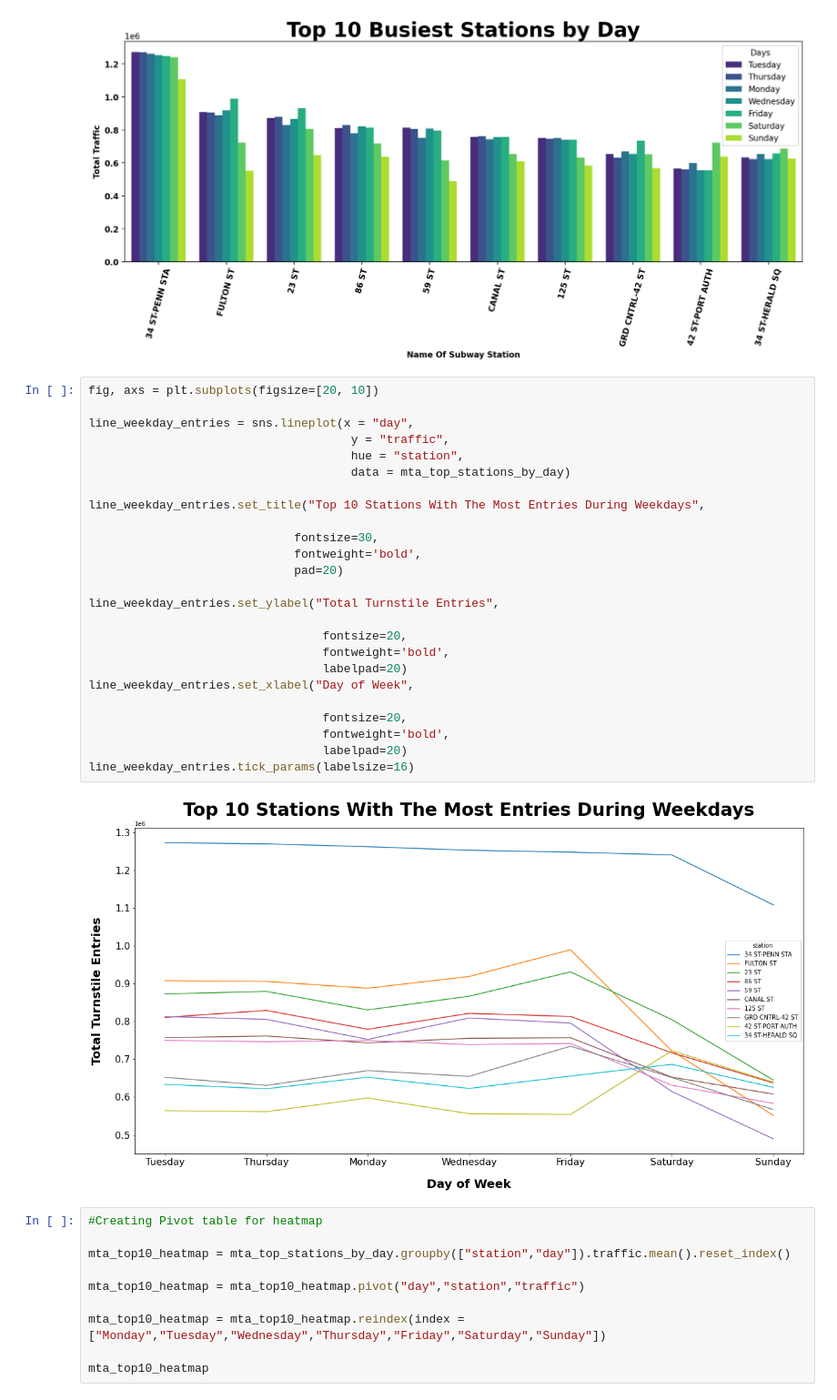
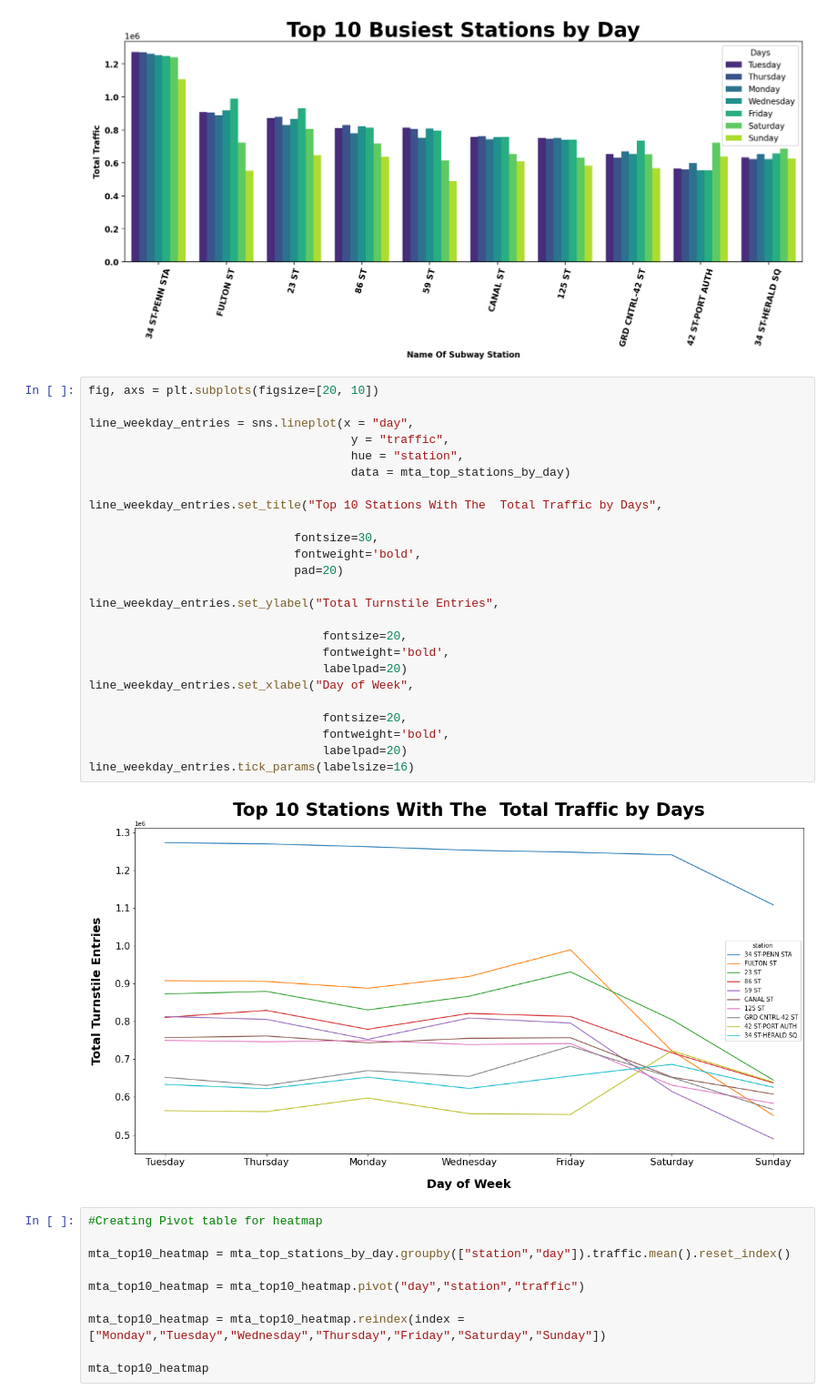
Before and after one commit to KubraErensoy/MtaTurnstileData, a Jupyter notebook: mta_yazayı.ipynb, the cells around one changed output. Shown at 91% size. Cells and saved outputs as stored; diff of their text form.

```diff
--- a/mta_yazayı.ipynb
+++ b/mta_yazayı.ipynb
@@ -544,30 +564,30 @@ plt.show()
 # %%
 fig, axs = plt.subplots(figsize=[20, 10])
 
 line_weekday_entries = sns.lineplot(x = "day",
                                      y = "traffic",
                                      hue = "station",
                                      data = mta_top_stations_by_day)
 
-line_weekday_entries.set_title("Top 10 Stations With The Most Entries During Weekdays",
+line_weekday_entries.set_title("Top 10 Stations With The  Total Traffic by Days",
 
                              fontsize=30,
                              fontweight='bold',
                              pad=20)
 
 line_weekday_entries.set_ylabel("Total Turnstile Entries",
 
                                  fontsize=20,
                                  fontweight='bold',
                                  labelpad=20)
 line_weekday_entries.set_xlabel("Day of Week",
 
                                  fontsize=20,
                                  fontweight='bold',
                                  labelpad=20)
 line_weekday_entries.tick_params(labelsize=16)
 # %% [output]
-[figure, old version]
+[figure, new version]
 # %%
 #Creating Pivot table for heatmap
 
```
Also changed, not shown: parts of 10 cells of this notebook.
